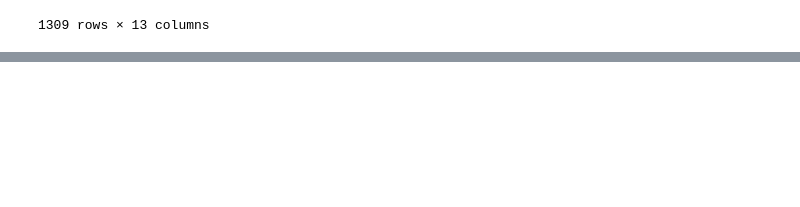
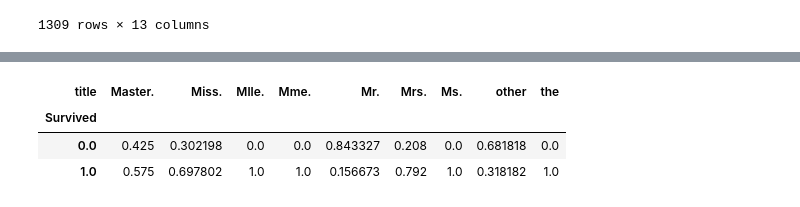
Before and after one commit to atharvakhandelwal19/my-data-science-roadmap, a Jupyter notebook: 08_Exploratory_Data_Analysis(EDA)/Eda.ipynb, the cells around one changed output, grey strips where cells are left out. Cells and saved outputs as stored; diff of their text form; code cells hidden in the pictures; blank space fills up the shorter version.

```diff
--- a/08_Exploratory_Data_Analysis(EDA)/Eda.ipynb
+++ b/08_Exploratory_Data_Analysis(EDA)/Eda.ipynb
@@ -545,0 +646,7 @@ df['family_type'] = df['family_size'].apply(transform_family)
+# %%
+pd.crosstab(df['Survived'], df['title'], normalize='columns')
+# %% [output]
+| title | Master. | Miss. | Mlle. | Mme. | Mr. | Mrs. | Ms. | other | the |
+| Survived |  |  |  |  |  |  |  |  |  |
+| 0.0 | 0.425 | 0.302198 | 0.0 | 0.0 | 0.843327 | 0.208 | 0.0 | 0.681818 | 0.0 |
+| 1.0 | 0.575 | 0.697802 | 1.0 | 1.0 | 0.156673 | 0.792 | 1.0 | 0.318182 | 1.0 |
```
Also changed, not shown: parts of 16 cells of this notebook, 2 other files.
